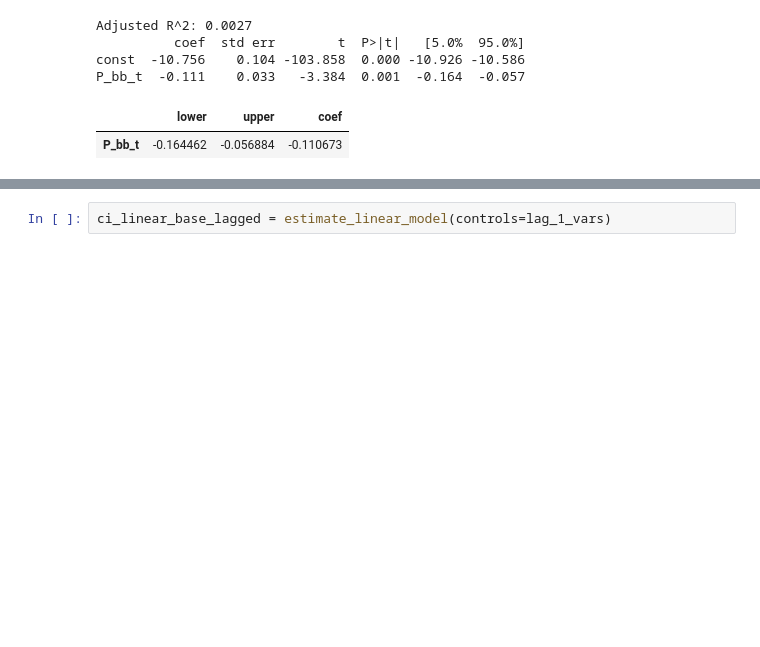
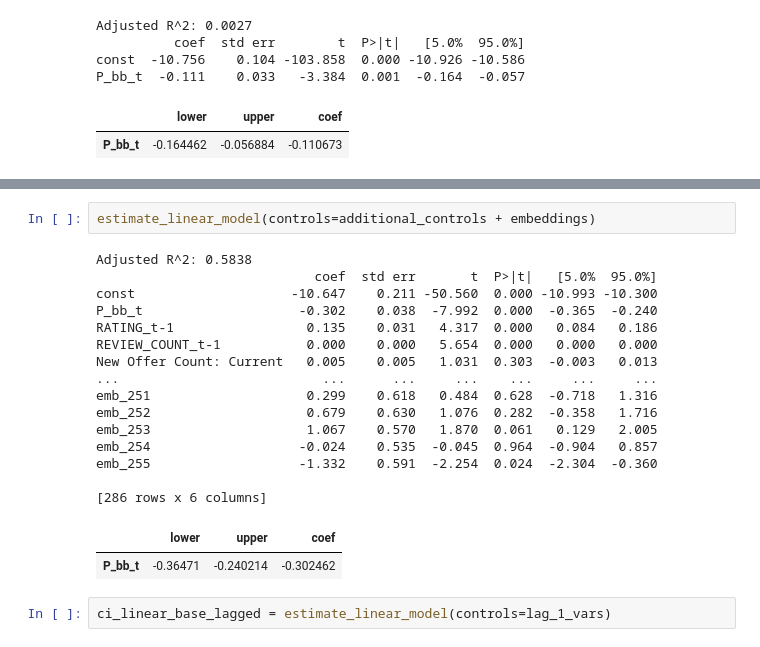
Before and after one commit to JanTeichertKluge/demand-analysis-repro, a Jupyter notebook: main/code/04_evaluation.ipynb, the cells around one changed output, grey strips where cells are left out. Saved outputs shown, nothing was run; the diff lists cells and outputs as text; blank space fills up the shorter version.

```diff
--- a/main/code/04_evaluation.ipynb
+++ b/main/code/04_evaluation.ipynb
@@ -266,3 +308,23 @@ P_bb_t  -0.111    0.033   -3.384  0.001  -0.164  -0.057
+# %%
+estimate_linear_model(controls=additional_controls + embeddings)
+# %% [output]
+Adjusted R^2: 0.5838
+                            coef  std err       t  P>|t|   [5.0%  95.0%]
+const                    -10.647    0.211 -50.560  0.000 -10.993 -10.300
+P_bb_t                    -0.302    0.038  -7.992  0.000  -0.365  -0.240
+RATING_t-1                 0.135    0.031   4.317  0.000   0.084   0.186
+REVIEW_COUNT_t-1           0.000    0.000   5.654  0.000   0.000   0.000
+New Offer Count: Current   0.005    0.005   1.031  0.303  -0.003   0.013
+...                          ...      ...     ...    ...     ...     ...
+emb_251                    0.299    0.618   0.484  0.628  -0.718   1.316
+emb_252                    0.679    0.630   1.076  0.282  -0.358   1.716
+emb_253                    1.067    0.570   1.870  0.061   0.129   2.005
+emb_254                   -0.024    0.535  -0.045  0.964  -0.904   0.857
+emb_255                   -1.332    0.591  -2.254  0.024  -2.304  -0.360
+
+[286 rows x 6 columns]
+|  | lower | upper | coef |
+| P_bb_t | -0.36471 | -0.240214 | -0.302462 |
 # %%
 ci_linear_base_lagged = estimate_linear_model(controls=lag_1_vars)
 # %% [output]
```
Also changed, not shown: parts of 2 cells of this notebook.
